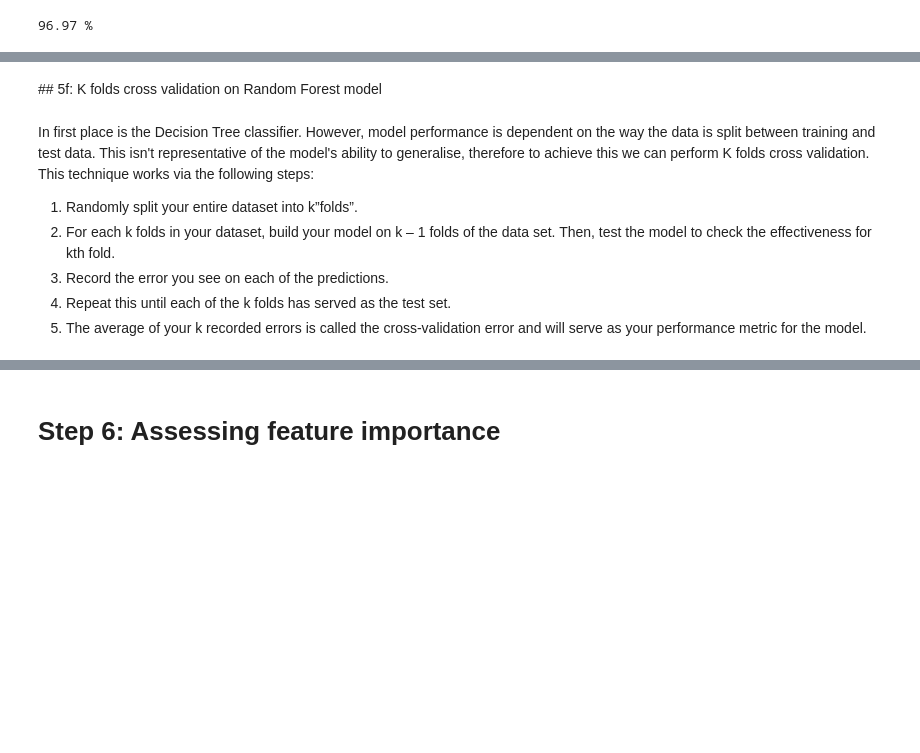
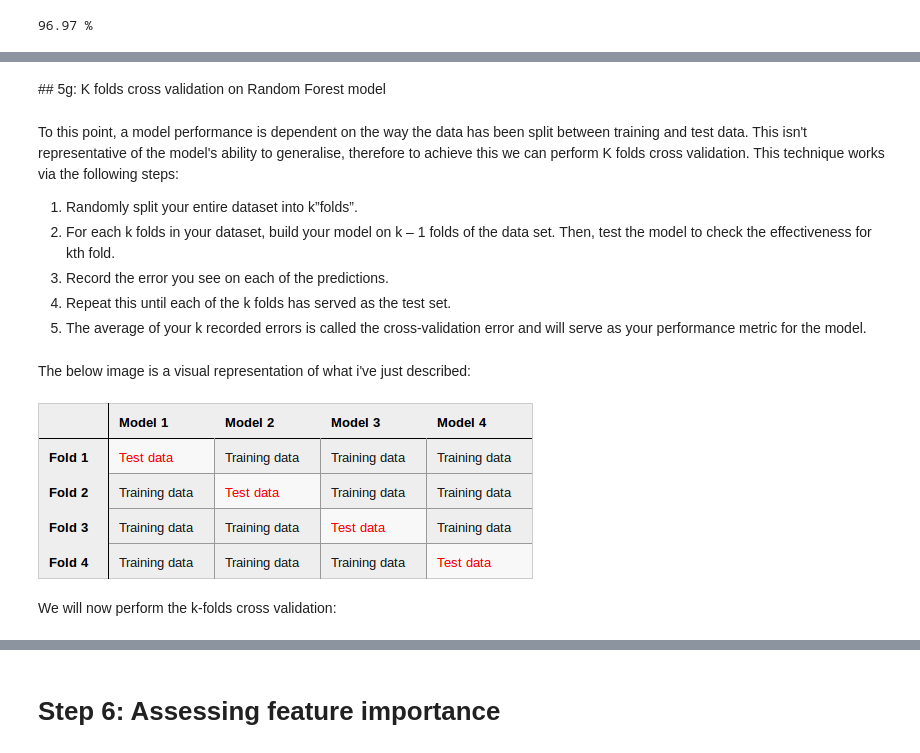
Before and after one commit to josh24990/Data_Science_Portfolio, a Jupyter notebook: Titanic.ipynb, the cells around one changed output, grey strips where cells are left out. Drawn from its saved outputs; the diff is of its cells as text; code cells hidden in the pictures; blank space fills up the shorter version.

```diff
--- a/Titanic.ipynb
+++ b/Titanic.ipynb
@@ -938,10 +1016,19 @@ result_df.head()
 # %% [markdown]
-## 5f: K folds cross validation on Random Forest model
+## 5g: K folds cross validation on Random Forest model
 # %% [markdown]
-In first place is the Decision Tree classifier. However, model performance is dependent on the way the data is split between training and test data. This isn't representative of the model's ability to generalise, therefore to achieve this we can perform K folds cross validation. This technique works via the following steps: <br>
+To this point, a model performance is dependent on the way the data has been split between training and test data. This isn't representative of the model's ability to generalise, therefore to achieve this we can perform K folds cross validation. This technique works via the following steps: <br>
 1. Randomly split your entire dataset into k”folds”. <br>
 2. For each k folds in your dataset, build your model on k – 1 folds of the data set. Then, test the model to check the effectiveness for kth fold. <br>
 3. Record the error you see on each of the predictions. <br>
 4. Repeat this until each of the k folds has served as the test set. <br>
 5. The average of your k recorded errors is called the cross-validation error and will serve as your performance metric for the model.
+# %% [markdown]
+The below image is a visual representation of what i've just described:
+# %%
+# Inserting k-folds cross validation image
+Image(filename='/Users/josh24990/Documents/Personal Development/3. Data Science/Python/k-folds cross validation.PNG')
+# %% [output]
+[figure, added]
+# %% [markdown]
+We will now perform the k-folds cross validation:
 # %%
```
Also changed, not shown: parts of 71 cells of this notebook.
